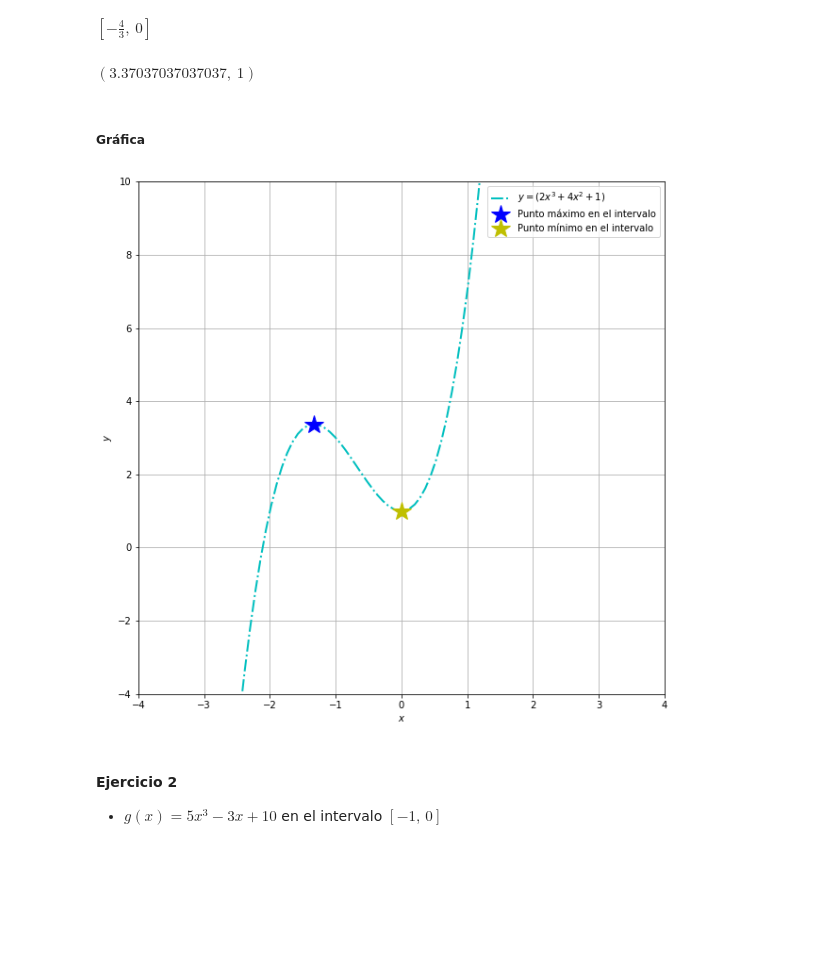
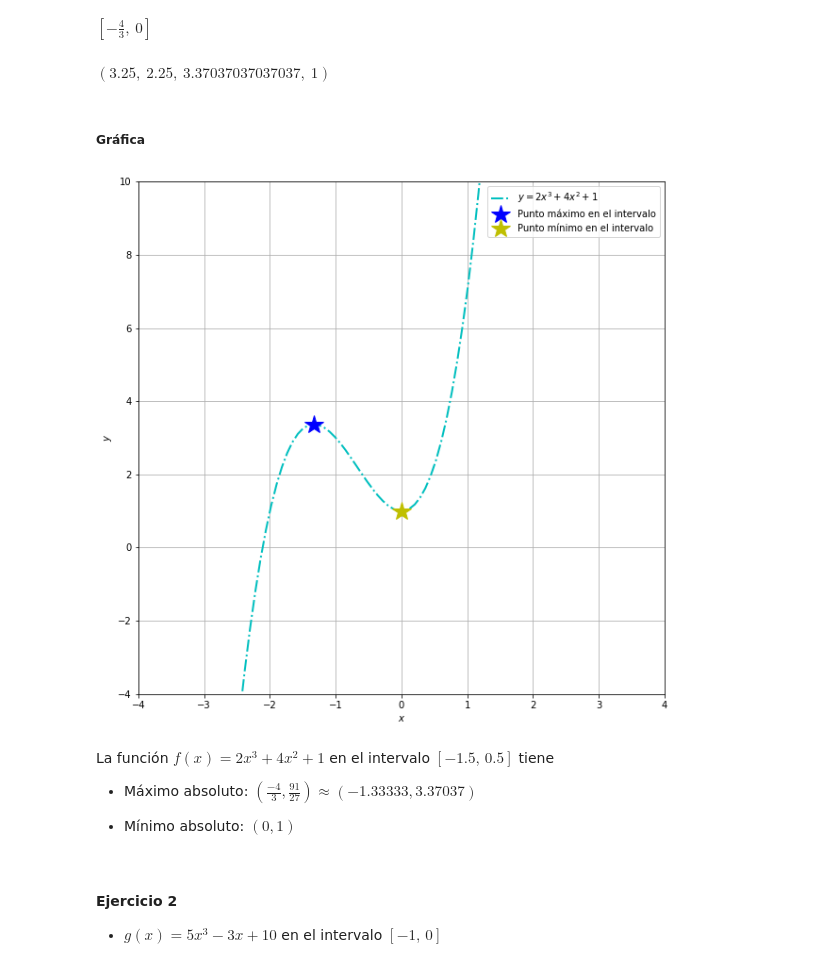
Before and after one commit to CarolinaCasillas/T2MariaMartinez_CarolinaCasillas, a Jupyter notebook: T2MariaMartinez_CarolinaCasillas.ipynb, the cells around one changed output. Cells and saved outputs as stored; diff of their text form; code cells hidden in the pictures; blank space fills up the shorter version.

```diff
--- a/T2MariaMartinez_CarolinaCasillas.ipynb
+++ b/T2MariaMartinez_CarolinaCasillas.ipynb
@@ -66,43 +66,49 @@ xc
 $\displaystyle \left[ - \frac{4}{3}, \  0\right]$
 # %%
 # evaluar la función en los valores arrojados para obtener las coordenadas del máximo y mínimo absoluto
-f(-4/3), f(0)
+f(-1.5), f(0.5), f(-4/3), f(0)
 # %% [output]
-$\displaystyle \left( 3.37037037037037, \  1\right)$
+$\displaystyle \left( 3.25, \  2.25, \  3.37037037037037, \  1\right)$
 # %% [markdown]
 ##### Gráfica
 # %%
-# definir coordenadas x
+# definir coordenadas
 xnum = np.linspace (-4,4,100)
-ynum = fnum(xnum)
+ynum = f(xnum)
 # %%
 # graficar
-# crear y dar medida de nueva ventana de gráficos
+# crear y dar la medida de la nueva ventana de gráficos
 plt.figure(figsize = (10,10))
 
 # agregar gráficas
-plt.plot(xnum, ynum, "-.c", lw = 2, label = "$y = (2x^3+4x^2+1)$")
+plt.plot(xnum, ynum, "-.c", lw = 2, label = "$y = 2x^3+4x^2+1$")
 plt.plot ([-4/3], [f(-4/3)], "*b", ms = 20, label = "Punto máximo en el intervalo")
 plt.plot ([0], [1], "*y", ms = 20, label = "Punto mínimo en el intervalo")
 
-# definir los límites de los ejes
+# definir los límites de los ejes de la gráfica
 plt.xlim(-4,4)
 plt.ylim(-4,10)
 
 # nombrar los ejes de la gráfica
 plt.xlabel("$x$")
 plt.ylabel("$y$")
 
-# agregar la cuadrícula de fondo a la gráfica
+# agregar la cuadrícula de fondo en la gráfica
 plt.grid()
 
 # colocar a la gráfica en una posición óptima
 plt.legend(loc = "best")
 
 # imprimir la gráfica
 plt.show()
 # %% [output]
-[figure, old version]
+[figure, new version]
+# %% [markdown]
+La función $f(x)=2x^3+4x^2+1$ en el intervalo $[-1.5,\,0.5]$ tiene
+
+- Máximo absoluto: $(\frac{-4}{3},\frac{91}{27}) $$ \approx (-1.33333,3.37037)$
+
+- Mínimo absoluto: $(0,1)$
 # %% [markdown]
 #### Ejercicio 2
    + $g(x) = 5x^3-3x+10$ en el intervalo $[-1, \,0]$
```
Also changed, not shown: parts of 10 cells of this notebook.
